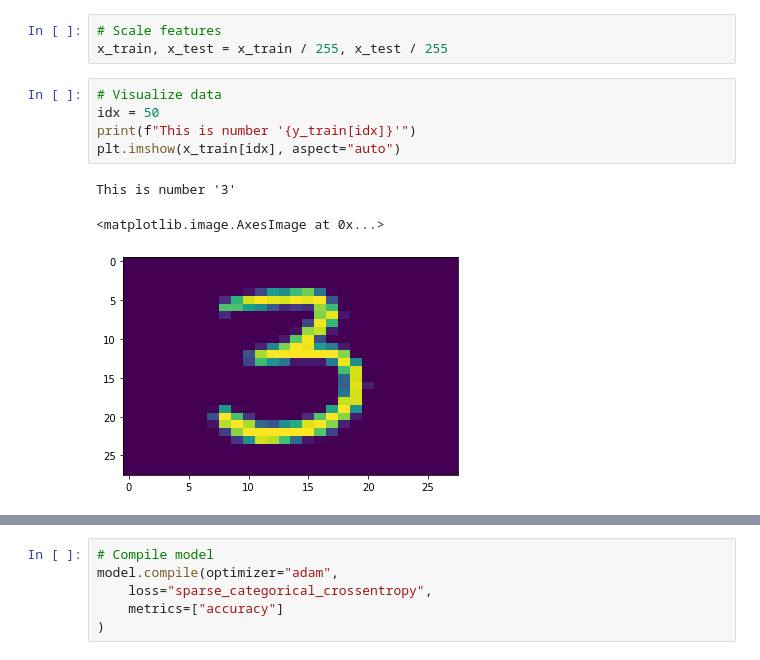
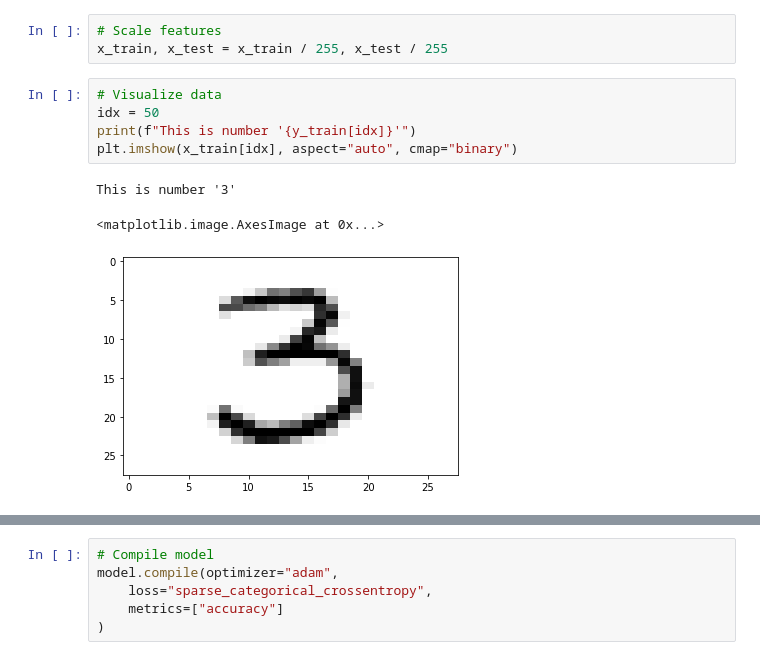
Before and after one commit to MoosaSaadat/handsonml, a Jupyter notebook: handwritten_mnist.ipynb, the cells around one changed output, grey strips where cells are left out. Drawn from its saved outputs; the diff is of its cells as text.

Commit message:
Visualize multiple predictions and set cmap to binary

```diff
--- a/handwritten_mnist.ipynb
+++ b/handwritten_mnist.ipynb
@@ -24,12 +27,12 @@ x_train, x_test = x_train / 255, x_test / 255
 # %%
 # Visualize data
 idx = 50
 print(f"This is number '{y_train[idx]}'")
-plt.imshow(x_train[idx], aspect="auto")
+plt.imshow(x_train[idx], aspect="auto", cmap="binary")
 # %% [output]
 This is number '3'
 <matplotlib.image.AxesImage at 0x...>
-[figure, old version]
+[figure, new version]
 # %%
 # Create model
 model = keras.models.Sequential([
```
Also changed, not shown: parts of 6 cells of this notebook.
